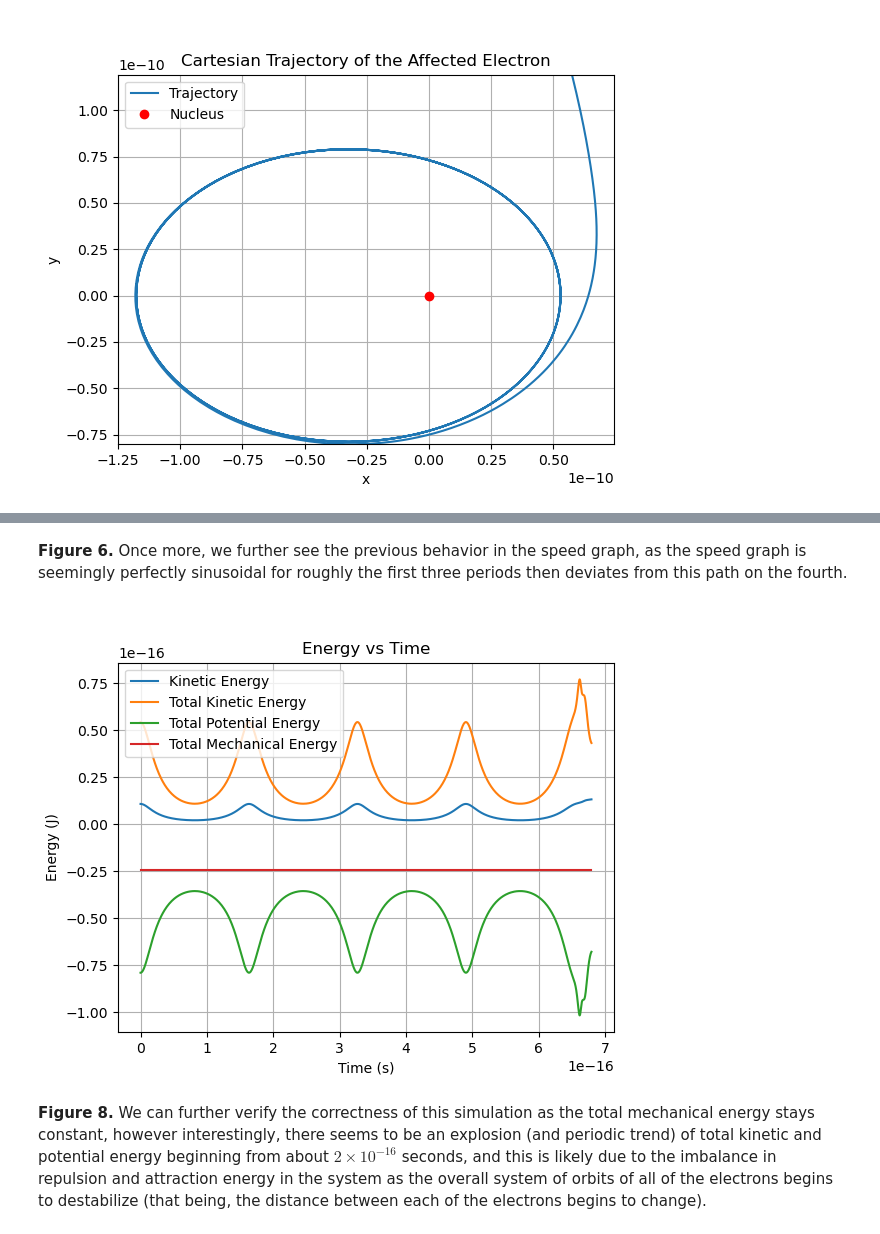
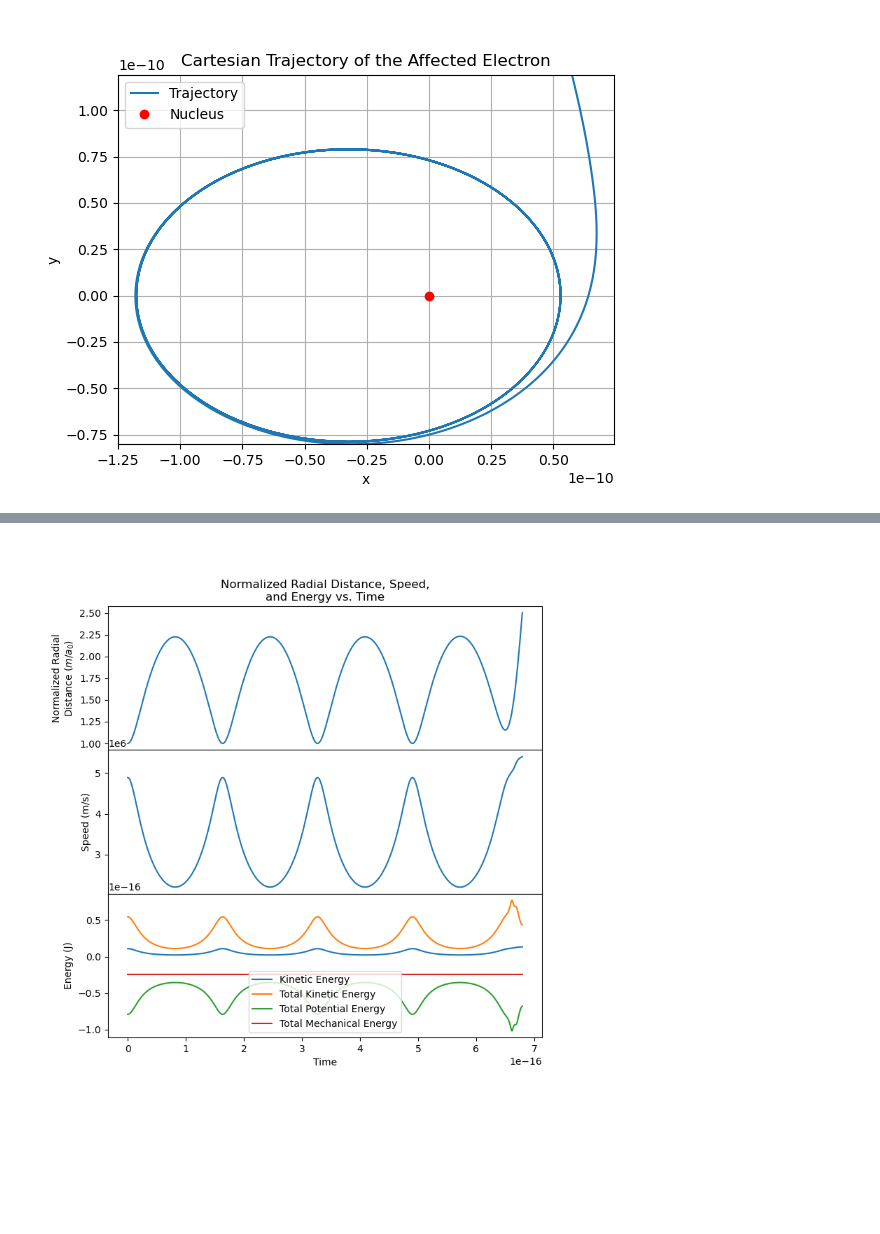
Before and after one commit to mufaro3/physics-210, a Jupyter notebook: Projects/Project 2.ipynb, the cells around one changed output, grey strips where cells are left out. Saved outputs shown, nothing was run; the diff lists cells and outputs as text; code cells hidden in the pictures; blank space fills up the shorter version.

```diff
--- a/Projects/Project 2.ipynb
+++ b/Projects/Project 2.ipynb
@@ -629,6 +636,7 @@ class Visualizations:
     radial_trajectory:    Image = None
     cartesian_trajectory: Image = None
     energy:               Image = None
+    multipanel:           Image = None
     calc:                 CalculationResult = None
 
 def simulate(n, angle, plot=False):
@@ -636,6 +644,7 @@ def simulate(n, angle, plot=False):
     affected_electron = sim.electrons[0]
 
     figures = Visualizations()
+    figures.calc = sim
 
     # Radial distance vs. Angle
     plt.figure()
@@ -697,6 +706,31 @@ def simulate(n, angle, plot=False):
     plt.grid(True)
     figures.energy = save_graph_and_close()
 
-    figures.calc = sim
+    """
+    Multipanel Plot of Radial Distance, Speed, and Energy Against Time
+    (Note: These would absolutely be handled better with individual plots,
+           but if the graders wish for a multipanel plot, then their wish
+           is my humble command.)
+    """
+    fig, axs = plt.subplots(3,1, sharex=True, figsize=(8,8))
+    fig.subplots_adjust(hspace=0)
+
+    # Radial Distance
+    axs[0].set_title('Normalized Radial Distance, Speed,\nand Energy vs. Time')
+    axs[0].plot(sim.time, smooth(affected_electron.radial_pos[0]) / bohr_radius)
+    axs[0].set_ylabel('Normalized Radial\nDistance ($m/a_0$)')
+
+    axs[1].plot(sim.time, smooth(speed))
+    axs[1].set_ylabel('Speed (m/s)')
+
+    axs[2].plot(sim.time, affected_electron.kinetic_energy, label="Kinetic Energy")
+    axs[2].plot(sim.time, sim.total_kinetic_energy,         label='Total Kinetic Energy')
+    axs[2].plot(sim.time, sim.total_potential_energy,       label='Total Potential Energy')
+    axs[2].plot(sim.time, sim.total_mechanical_energy,      label='Total Mechanical Energy')
+    axs[2].set_ylabel('Energy (J)')
+    axs[2].set_xlabel('Time')
+    axs[2].legend()
+
+    figures.multipanel = save_graph_and_close()
 
     return figures
@@ -723,8 +749,4 @@ display(test.speed_graph)
-# %% [markdown]
-**Figure 6.** Once more, we further see the previous behavior in the speed graph, as the speed graph is seemingly perfectly sinusoidal for roughly the first three periods then deviates from this path on the fourth.
-# %%
-display(test.energy)
-# %% [output]
-[figure, removed]
-# %% [markdown]
-**Figure 8.** We can further verify the correctness of this simulation as the total mechanical energy stays constant, however interestingly, there seems to be an explosion (and periodic trend) of total kinetic and potential energy beginning from about $2 \times 10^{-16}$ seconds, and this is likely due to the imbalance in repulsion and attraction energy in the system as the overall system of orbits of all of the electrons begins to destabilize (that being, the distance between each of the electrons begins to change).
+# %%
+display(test.multipanel)
+# %% [output]
+[figure, added]
```
Also changed, not shown: parts of 101 cells of this notebook, 4 other files.
